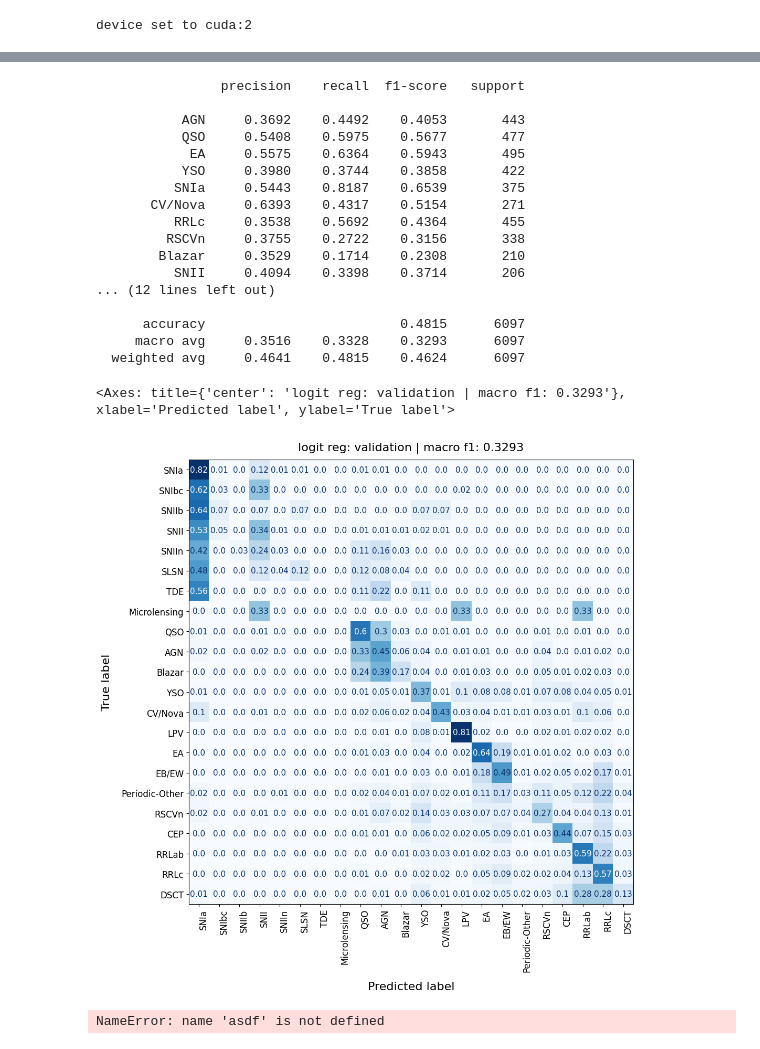
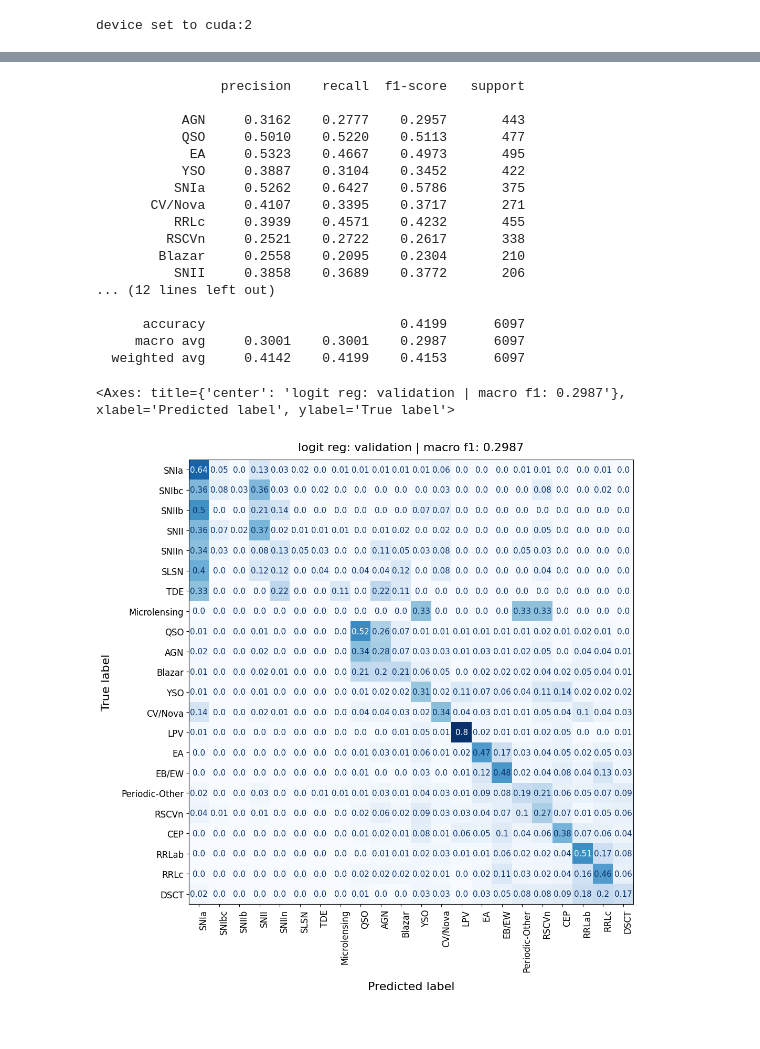
Before and after one commit to HexaPulsar/pipeline, a Jupyter notebook: pipeline/training/lc_classifier_ztf/ATAT_ALeRCE/CLEANUP_REPORT.ipynb, the cells around one changed output, grey strips where cells are left out. Saved outputs shown, nothing was run; the diff lists cells and outputs as text; code cells hidden in the pictures.

```diff
--- a/pipeline/training/lc_classifier_ztf/ATAT_ALeRCE/CLEANUP_REPORT.ipynb
+++ b/pipeline/training/lc_classifier_ztf/ATAT_ALeRCE/CLEANUP_REPORT.ipynb
@@ -62,7 +62,7 @@ colors_hier = [
     '#1bda00', # microlensing 21
     ]
 # %%
-PATH = '/home/mdelafuente/pipeline/pipeline/training/lc_classifier_ztf/ATAT_ALeRCE/results/PRETRAIN/LC/FINAL_v16/'
+PATH = '/home/mdelafuente/pipeline/pipeline/training/lc_classifier_ztf/ATAT_ALeRCE/results/PLUS/LC/diciembre_8_0/'
 FP_DATASET = "/home/mdelafuente/pipeline/pipeline/training/lc_classifier_ztf/ATAT_ALeRCE/data/datasets/ZTF_ff/final/LC_MD_FEAT_240627_windows_200_12/dataset.h5"
 FP_DATASET ='/home/mdelafuente/ZTF_SSL_Dataset/data/H5_files/BY_PARTITION/200_FF.h5'
 #FP_DATASET = "/home/mdelafuente/ORIGINAL/elasticc_dataset_update.h5"
@@ -273,24 +271,27 @@ test.get_confusion_matrix(val_preds, y_val, ZTF_TAXONOMY, dataset_type = 'valida
 # %%
-train_preds, val_preds = test.compute_knn(X_train, y_train, X_val, y_val, ZTF_TAXONOMY)
+train_preds, val_preds = test.compute_knn(X_train, y_train, X_val, y_val, ZTF_TAXONOMY,model_args = {'n_neighbors': 3,
+    'weights':'distance'})
+
 print(classification_report(y_val,val_preds, target_names=list(TAXONOMY().keys()),digits = 4))
+
 test.get_confusion_matrix(val_preds, y_val, ZTF_TAXONOMY, dataset_type = 'validation')
 # %% [output]
                 precision    recall  f1-score   support
 
-           AGN     0.3692    0.4492    0.4053       443
-           QSO     0.5408    0.5975    0.5677       477
-            EA     0.5575    0.6364    0.5943       495
-           YSO     0.3980    0.3744    0.3858       422
-          SNIa     0.5443    0.8187    0.6539       375
-       CV/Nova     0.6393    0.4317    0.5154       271
-          RRLc     0.3538    0.5692    0.4364       455
-         RSCVn     0.3755    0.2722    0.3156       338
-        Blazar     0.3529    0.1714    0.2308       210
-          SNII     0.4094    0.3398    0.3714       206
+           AGN     0.3162    0.2777    0.2957       443
+           QSO     0.5010    0.5220    0.5113       477
+            EA     0.5323    0.4667    0.4973       495
+           YSO     0.3887    0.3104    0.3452       422
+          SNIa     0.5262    0.6427    0.5786       375
+       CV/Nova     0.4107    0.3395    0.3717       271
+          RRLc     0.3939    0.4571    0.4232       455
+         RSCVn     0.2521    0.2722    0.2617       338
+        Blazar     0.2558    0.2095    0.2304       210
+          SNII     0.3858    0.3689    0.3772       206
 ... (12 lines left out)
 
-      accuracy                         0.4815      6097
-     macro avg     0.3516    0.3328    0.3293      6097
-  weighted avg     0.4641    0.4815    0.4624      6097
+      accuracy                         0.4199      6097
+     macro avg     0.3001    0.3001    0.2987      6097
+  weighted avg     0.4142    0.4199    0.4153      6097
-<Axes: title={'center': 'logit reg: validation | macro f1: 0.3293'}, xlabel='Predicted label', ylabel='True label'>
+<Axes: title={'center': 'logit reg: validation | macro f1: 0.2987'}, xlabel='Predicted label', ylabel='True label'>
-[figure, old version]
+[figure, new version]
@@ -299,4 +297,0 @@ test.get_confusion_matrix(val_preds, y_val, ZTF_TAXONOMY, dataset_type = 'valida
-# %%
-asdf
-# %% [output]
-NameError: name 'asdf' is not defined
```
Also changed, not shown: parts of 8 cells of this notebook, 55 other files.
